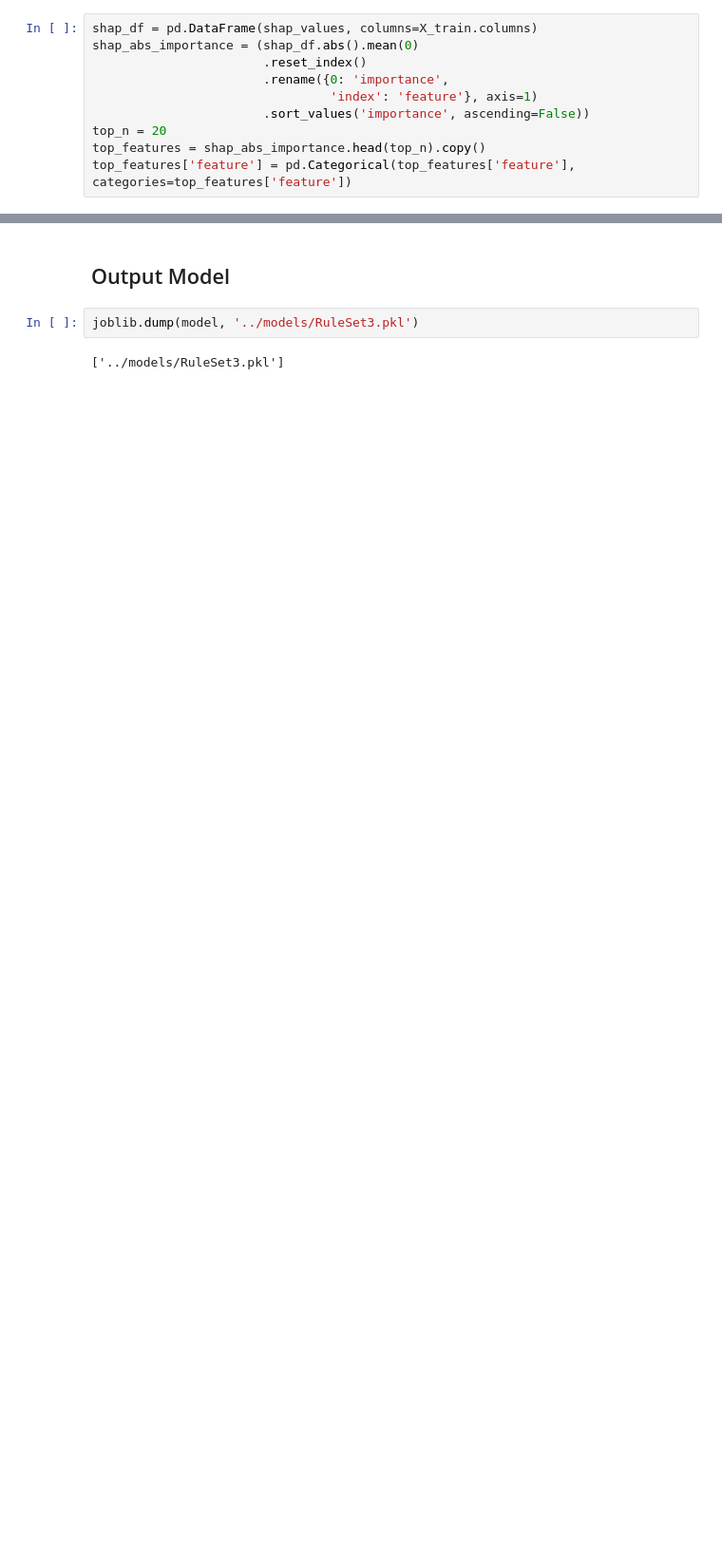
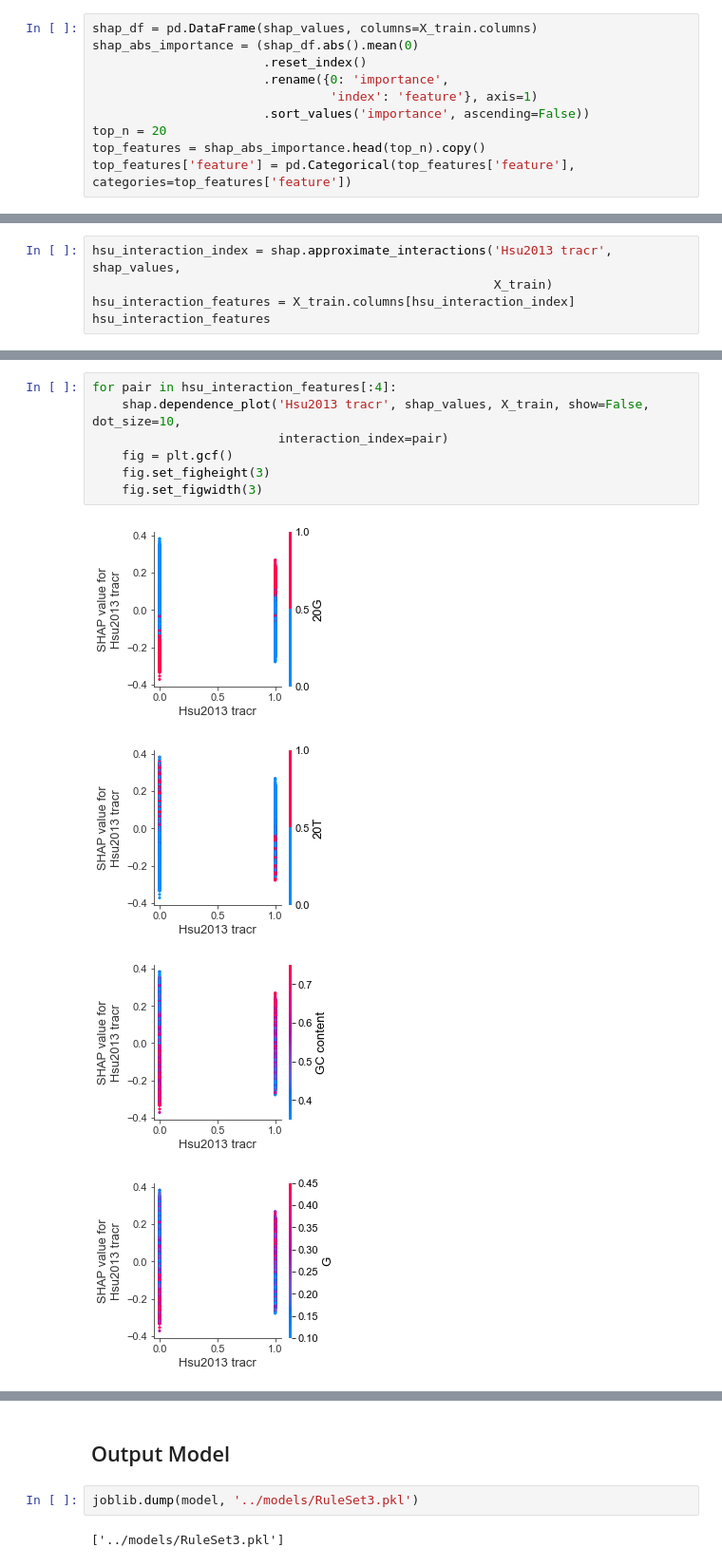
Before and after one commit to gpp-rnd/rs_dev, a Jupyter notebook: code/06_train_seq_model.ipynb, the cells around one changed output, grey strips where cells are left out. Shown at 95% size. Cells and saved outputs as stored; diff of their text form; blank space fills up the shorter version.

```diff
--- a/code/06_train_seq_model.ipynb
+++ b/code/06_train_seq_model.ipynb
@@ -234,0 +252,5 @@ for ft in interesting_features:
+# %%
+hsu_interaction_index = shap.approximate_interactions('Hsu2013 tracr', shap_values,
+                                                      X_train)
+hsu_interaction_features = X_train.columns[hsu_interaction_index]
+hsu_interaction_features
@@ -234,0 +264,12 @@ for ft in interesting_features:
+# %%
+for pair in hsu_interaction_features[:4]:
+    shap.dependence_plot('Hsu2013 tracr', shap_values, X_train, show=False, dot_size=10,
+                         interaction_index=pair)
+    fig = plt.gcf()
+    fig.set_figheight(3)
+    fig.set_figwidth(3)
+# %% [output]
+[figure, added]
+[figure, added]
+[figure, added]
+[figure, added]
```
Also changed, not shown: parts of 17 cells of this notebook, 35 other files.
